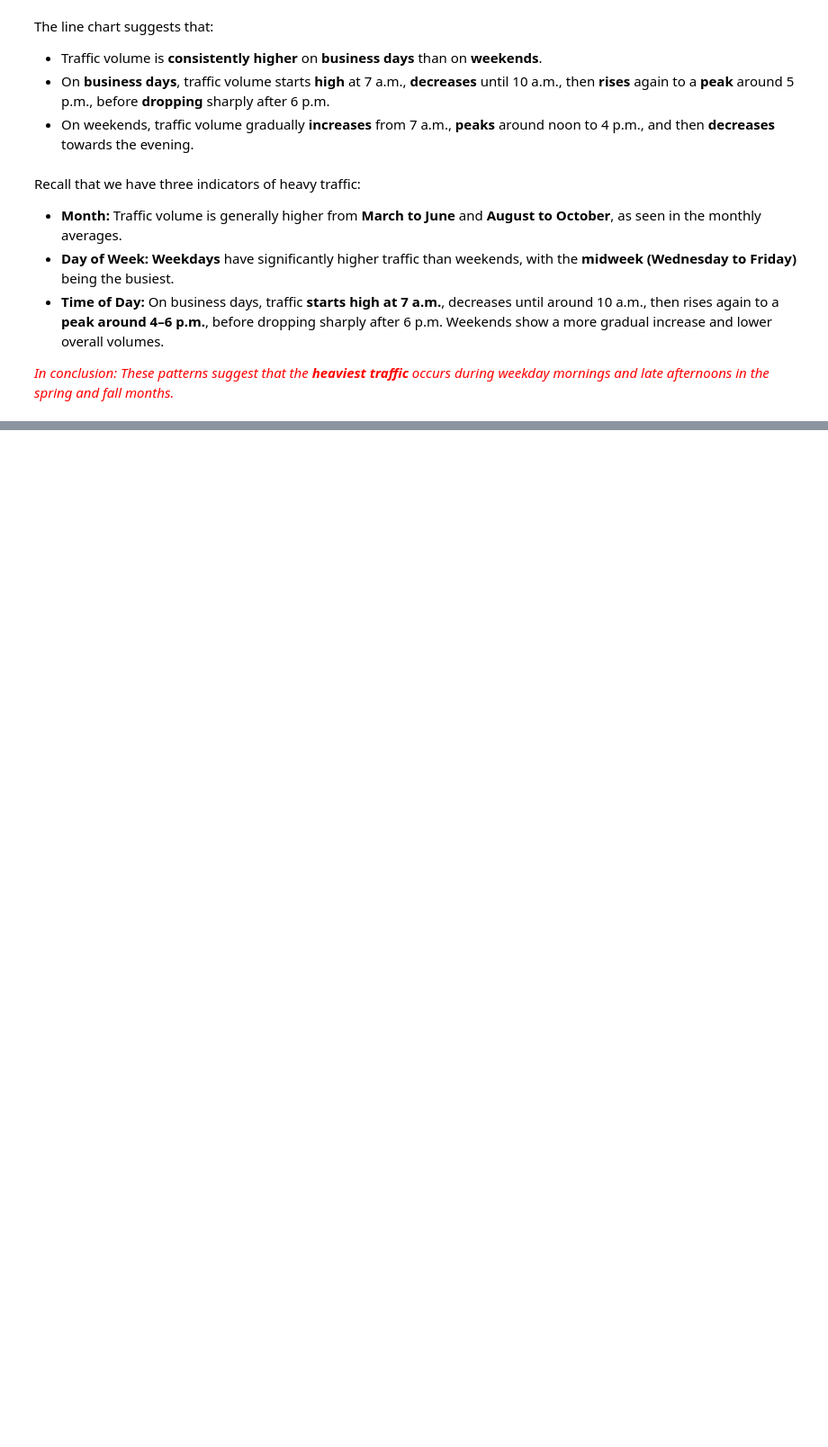
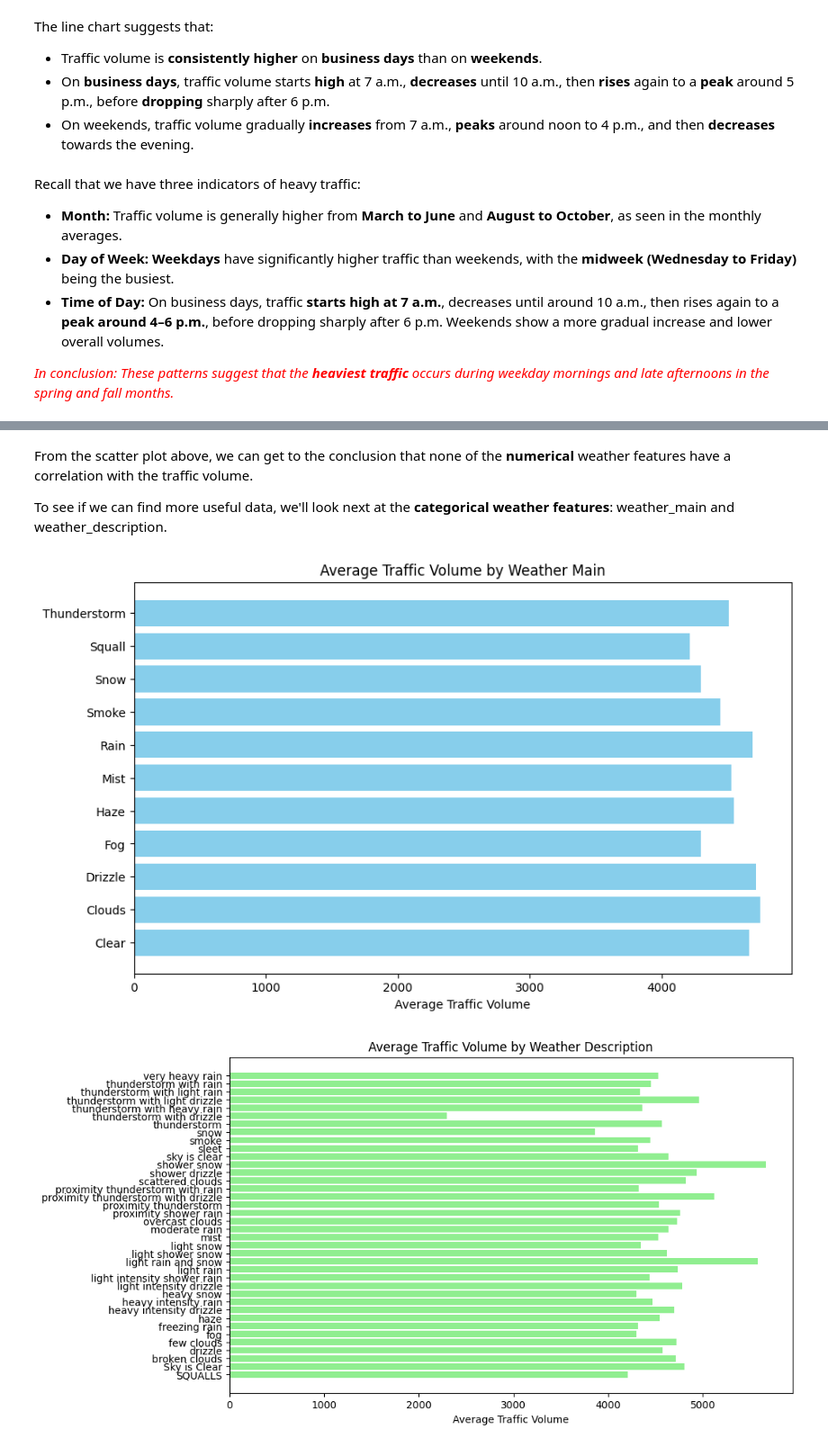
Before and after one commit to jackren0000/Finding-Heavy-Traffic-Indicators-on-I-94, a Jupyter notebook: main.ipynb, the cells around one changed output, grey strips where cells are left out. Shown at 90% size. Drawn from its saved outputs; the diff is of its cells as text; code cells hidden in the pictures; blank space fills up the shorter version.

```diff
--- a/main.ipynb
+++ b/main.ipynb
@@ -280,0 +309,24 @@ Recall that we have three indicators of heavy traffic:
+# %% [markdown]
+From the scatter plot above, we can get to the conclusion that none of the **numerical** weather features have a correlation with the traffic volume.
+
+To see if we can find more useful data, we'll look next at the **categorical weather features**: weather_main and weather_description.
+# %%
+by_weather_main = daytime_df.groupby('weather_main').mean(numeric_only=True)
+by_weather_description = daytime_df.groupby('weather_description').mean(numeric_only=True)
+
+# plot horizontal bar chart for average traffic volume by weather main
+plt.figure(figsize=(10, 6))
+plt.barh(by_weather_main.index, by_weather_main['traffic_volume'], color='skyblue')
+plt.xlabel('Average Traffic Volume')
+plt.title('Average Traffic Volume by Weather Main')
+plt.show()
+
+# plot horizontal bar chart for average traffic volume by weather description
+plt.figure(figsize=(10, 6))
+plt.barh(by_weather_description.index, by_weather_description['traffic_volume'], color='lightgreen')
+plt.xlabel('Average Traffic Volume')
+plt.title('Average Traffic Volume by Weather Description')
+plt.show()
+# %% [output]
+[figure, added]
+[figure, added]
```
Also changed, not shown: parts of 5 cells of this notebook.
